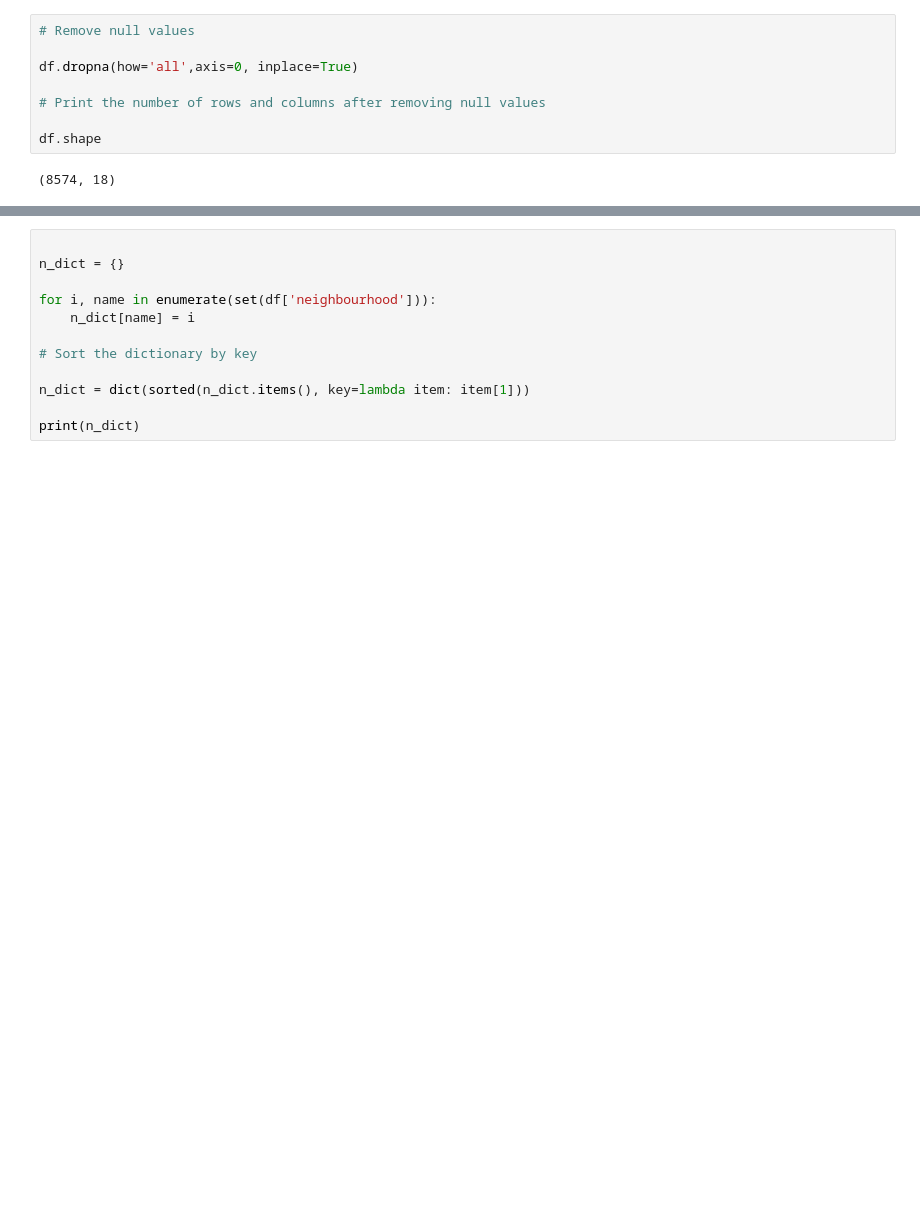
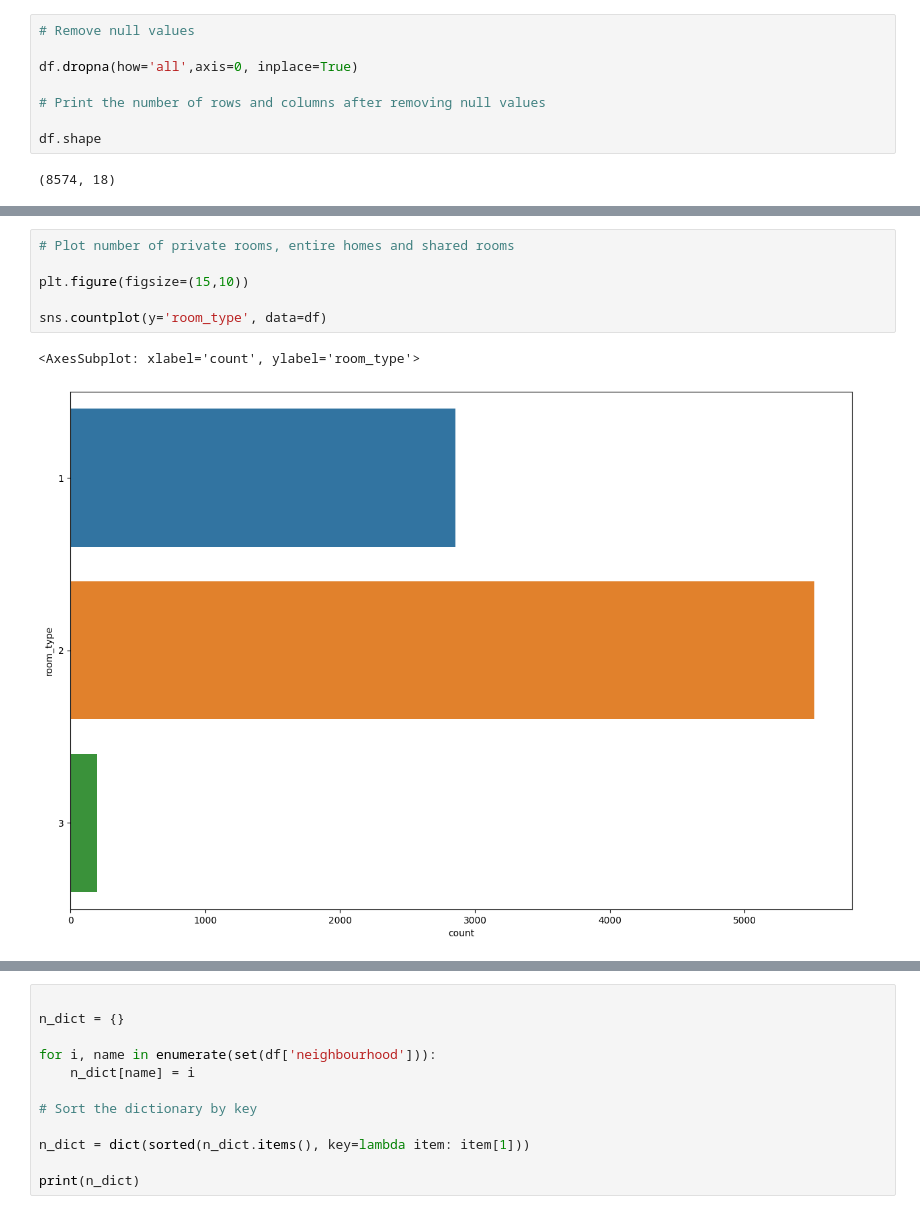
Before and after one commit to dpizarrow/Airbnb-Price-Predictor, a Jupyter notebook: model.ipynb, the cells around one changed output, grey strips where cells are left out. Saved outputs shown, nothing was run; the diff lists cells and outputs as text; blank space fills up the shorter version.

```diff
--- a/model.ipynb
+++ b/model.ipynb
@@ -70,0 +84,9 @@ df.head()
+# %%
+# Plot number of private rooms, entire homes and shared rooms
+
+plt.figure(figsize=(15,10))
+
+sns.countplot(y='room_type', data=df)
+# %% [output]
+<AxesSubplot: xlabel='count', ylabel='room_type'>
+[figure, added]
```
Also changed, not shown: parts of 2 cells of this notebook.
